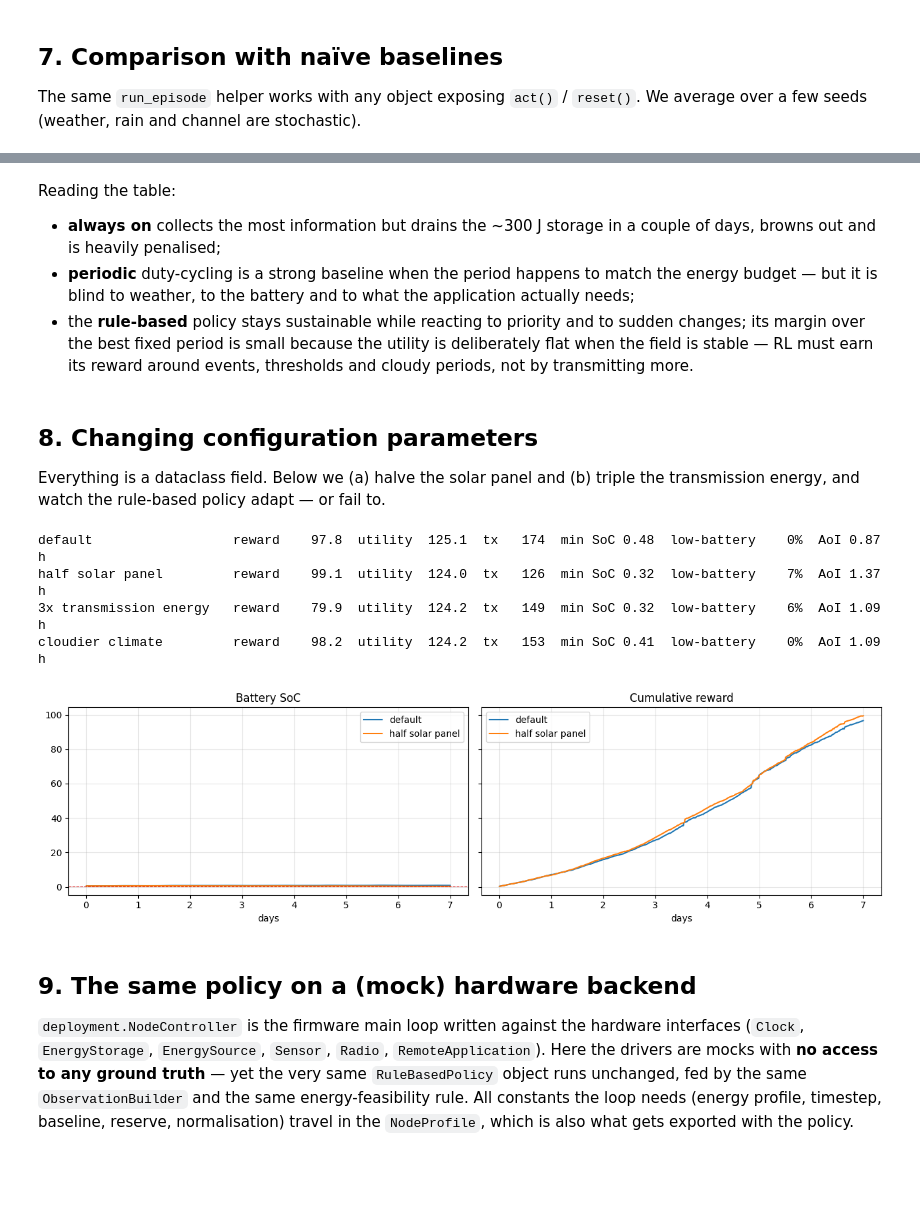
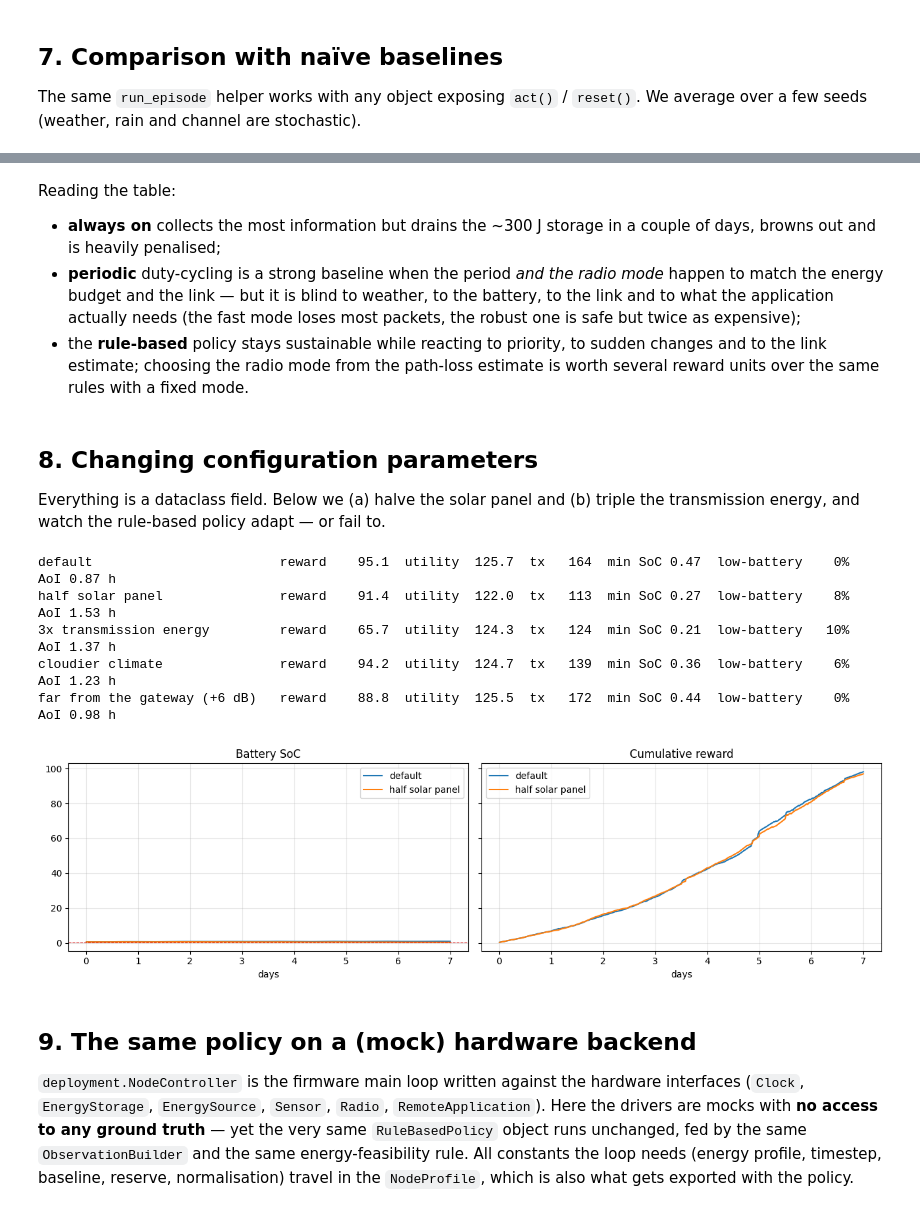
Before and after one commit to measurify/EdgeEngine-AWARE, a Jupyter notebook: examples/baseline_policy.ipynb, the cells around one changed output, grey strips where cells are left out. Drawn from its saved outputs; the diff is of its cells as text; code cells hidden in the pictures; blank space fills up the shorter version.

```diff
--- a/examples/baseline_policy.ipynb
+++ b/examples/baseline_policy.ipynb
@@ -174,7 +184,9 @@ We run 7 simulated days and call `render()` a few times. `render_mode="rgb_array
 returns an image (works headless); `render_mode="human"` would update a live
 Matplotlib window and `render_mode="ansi"` prints a compact text dashboard.
 # %%
-policy = RuleBasedPolicy()
+from edgeengine_aware.observation import NodeProfile
+profile = NodeProfile.from_config(config)
+policy = RuleBasedPolicy(profile=profile)
 obs, info = env.reset(seed=42)
 policy.reset()
 
@@ -302,17 +311,19 @@ def evaluate(policy_factory, seeds=range(5), cfg=config):
     return {k: float(np.mean([r[k] for r in rows])) for k in rows[0]}
 
 baselines = {
-    "rule-based": RuleBasedPolicy,
+    "rule-based (adaptive radio)": lambda: RuleBasedPolicy(profile=profile),
+    "rule-based (standard mode only)": RuleBasedPolicy,
     "random": lambda: RandomPolicy(seed=0),
-    "periodic 1 h, high-quality": lambda: PeriodicPolicy(period_steps=4, sensing_level=2),
-    "periodic 1 h, low-cost": lambda: PeriodicPolicy(period_steps=4, sensing_level=1),
-    "periodic 3 h, high-quality": lambda: PeriodicPolicy(period_steps=12, sensing_level=2),
+    "periodic 1 h, HQ, standard mode": lambda: PeriodicPolicy(period_steps=4, sensing_level=2, tx=2),
+    "periodic 1 h, HQ, fast mode": lambda: PeriodicPolicy(period_steps=4, sensing_level=2, tx=1),
+    "periodic 3 h, HQ, standard mode": lambda: PeriodicPolicy(period_steps=12, sensing_level=2, tx=2),
+    "periodic 3 h, HQ, robust mode": lambda: PeriodicPolicy(period_steps=12, sensing_level=2, tx=3),
     "always on": AlwaysOnPolicy,
 }
 results = {name: evaluate(f) for name, f in baselines.items()}
 
-header = f"{'policy':28s} {'reward':>8s} {'utility':>8s} {'harv J':>7s} {'cons J':>7s} {'sens':>5s} {'tx':>5s} {'deliv':>5s} {'minSoC':>7s} {'low%':>5s} {'depl':>5s} {'AoI h':>6s}"
+header = f"{'policy':34s} {'reward':>8s} {'utility':>8s} {'harv J':>7s} {'cons J':>7s} {'sens':>5s} {'tx':>5s} {'deliv':>5s} {'minSoC':>7s} {'low%':>5s} {'depl':>5s} {'AoI h':>6s}"
 print(header); print("-" * len(header))
 for name, r in results.items():
-    print(f"{name:28s} {r['reward']:8.1f} {r['utility']:8.1f} {r['harvested_J']:7.0f} {r['consumed_J']:7.0f} {r['sensing']:5.0f} {r['tx']:5.0f} {r['delivered']:5.0f} {r['min_soc']:7.2f} {100*r['low_batt_frac']:5.0f} {r['depletions']:5.1f} {r['aoi_h']:6.2f}")
+    print(f"{name:34s} {r['reward']:8.1f} {r['utility']:8.1f} {r['harvested_J']:7.0f} {r['consumed_J']:7.0f} {r['sensing']:5.0f} {r['tx']:5.0f} {r['delivered']:5.0f} {r['min_soc']:7.2f} {100*r['low_batt_frac']:5.0f} {r['depletions']:5.1f} {r['aoi_h']:6.2f}")
 # %% [output]
@@ -329,13 +342,13 @@ Reading the table:
 
 * **always on** collects the most information but drains the ~300 J storage in
   a couple of days, browns out and is heavily penalised;
-* **periodic** duty-cycling is a strong baseline when the period happens to match the
-  energy budget — but it is blind to weather, to the battery and to what the
-  application actually needs;
-* the **rule-based** policy stays sustainable while reacting to priority and to
-  sudden changes; its margin over the best fixed period is small because the
-  utility is deliberately flat when the field is stable — RL must earn its reward
-  around events, thresholds and cloudy periods, not by transmitting more.
+* **periodic** duty-cycling is a strong baseline when the period *and the radio mode* happen
+  to match the energy budget and the link — but it is blind to weather, to the battery, to the
+  link and to what the application actually needs (the fast mode loses most packets, the
+  robust one is safe but twice as expensive);
+* the **rule-based** policy stays sustainable while reacting to priority, to sudden changes and
+  to the link estimate; choosing the radio mode from the path-loss estimate is worth several
+  reward units over the same rules with a fixed mode.
 # %% [markdown]
 ## 8. Changing configuration parameters
 
@@ -351,32 +364,40 @@ def with_changes(**changes):
         setattr(obj, last, value)
     return cfg
 
+import dataclasses
+def with_radio_energy_scale(k):
+    cfg = ea.default_config()
+    cfg.communication.modes = tuple(dataclasses.replace(m, energy_j=m.energy_j * k) for m in cfg.communication.modes)
+    return cfg
+
 scenarios = {
     "default": ea.default_config(),
     "half solar panel": with_changes(**{"harvesting.max_power_w": 0.0025}),
-    "3x transmission energy": with_changes(**{"communication.tx_energy_j": 1.8}),
+    "3x transmission energy": with_radio_energy_scale(3.0),
     "cloudier climate": with_changes(**{"harvesting.clearness_mean": 0.4}),
+    "far from the gateway (+6 dB)": with_changes(**{"communication.path_loss_mean_db": 145.0}),
 }
 for name, cfg in scenarios.items():
-    r = evaluate(RuleBasedPolicy, cfg=cfg)
-    print(f"{name:24s} reward {r['reward']:7.1f}  utility {r['utility']:6.1f}  tx {r['tx']:5.0f}  min SoC {r['min_soc']:.2f}  low-battery {100*r['low_batt_frac']:4.0f}%  AoI {r['aoi_h']:.2f} h")
+    r = evaluate(lambda cfg=cfg: RuleBasedPolicy(profile=NodeProfile.from_config(cfg)), cfg=cfg)
+    print(f"{name:30s} reward {r['reward']:7.1f}  utility {r['utility']:6.1f}  tx {r['tx']:5.0f}  min SoC {r['min_soc']:.2f}  low-battery {100*r['low_batt_frac']:4.0f}%  AoI {r['aoi_h']:.2f} h")
 # %% [output]
-default                  reward    97.8  utility  125.1  tx   174  min SoC 0.48  low-battery    0%  AoI 0.87 h
-half solar panel         reward    99.1  utility  124.0  tx   126  min SoC 0.32  low-battery    7%  AoI 1.37 h
-3x transmission energy   reward    79.9  utility  124.2  tx   149  min SoC 0.32  low-battery    6%  AoI 1.09 h
-cloudier climate         reward    98.2  utility  124.2  tx   153  min SoC 0.41  low-battery    0%  AoI 1.09 h
+default                        reward    95.1  utility  125.7  tx   164  min SoC 0.47  low-battery    0%  AoI 0.87 h
+half solar panel               reward    91.4  utility  122.0  tx   113  min SoC 0.27  low-battery    8%  AoI 1.53 h
+3x transmission energy         reward    65.7  utility  124.3  tx   124  min SoC 0.21  low-battery   10%  AoI 1.37 h
+cloudier climate               reward    94.2  utility  124.7  tx   139  min SoC 0.36  low-battery    6%  AoI 1.23 h
+far from the gateway (+6 dB)   reward    88.8  utility  125.5  tx   172  min SoC 0.44  low-battery    0%  AoI 0.98 h
 # %%
 fig, axes = plt.subplots(1, 2, figsize=(13, 3.8), sharey=True)
 for name, cfg in [("default", scenarios["default"]), ("half solar panel", scenarios["half solar panel"])]:
     e = ea.EdgeEngineAwareEnv(cfg)
-    run_episode(e, RuleBasedPolicy(), seed=3)
+    run_episode(e, RuleBasedPolicy(profile=NodeProfile.from_config(cfg)), seed=3)
     axes[0].plot(np.asarray(e.log.time_s) / 86400, e.log.soc, label=name)
     axes[1].plot(np.asarray(e.log.time_s) / 86400, np.cumsum(e.log.reward), label=name)
 axes[0].set_title("Battery SoC"); axes[0].set_xlabel("days"); axes[0].axhline(config.reward.safe_soc, color="tab:red", ls="--", lw=0.8); axes[0].legend(); axes[0].grid(alpha=0.3)
 axes[1].set_title("Cumulative reward"); axes[1].set_xlabel("days"); axes[1].legend(); axes[1].grid(alpha=0.3)
 plt.tight_layout(); plt.show()
 # %% [output]
-[figure, old version]
+[figure, new version]
 # %% [markdown]
 ## 9. The same policy on a (mock) hardware backend
 
```
Also changed, not shown: parts of 16 cells of this notebook, 28 other files.
